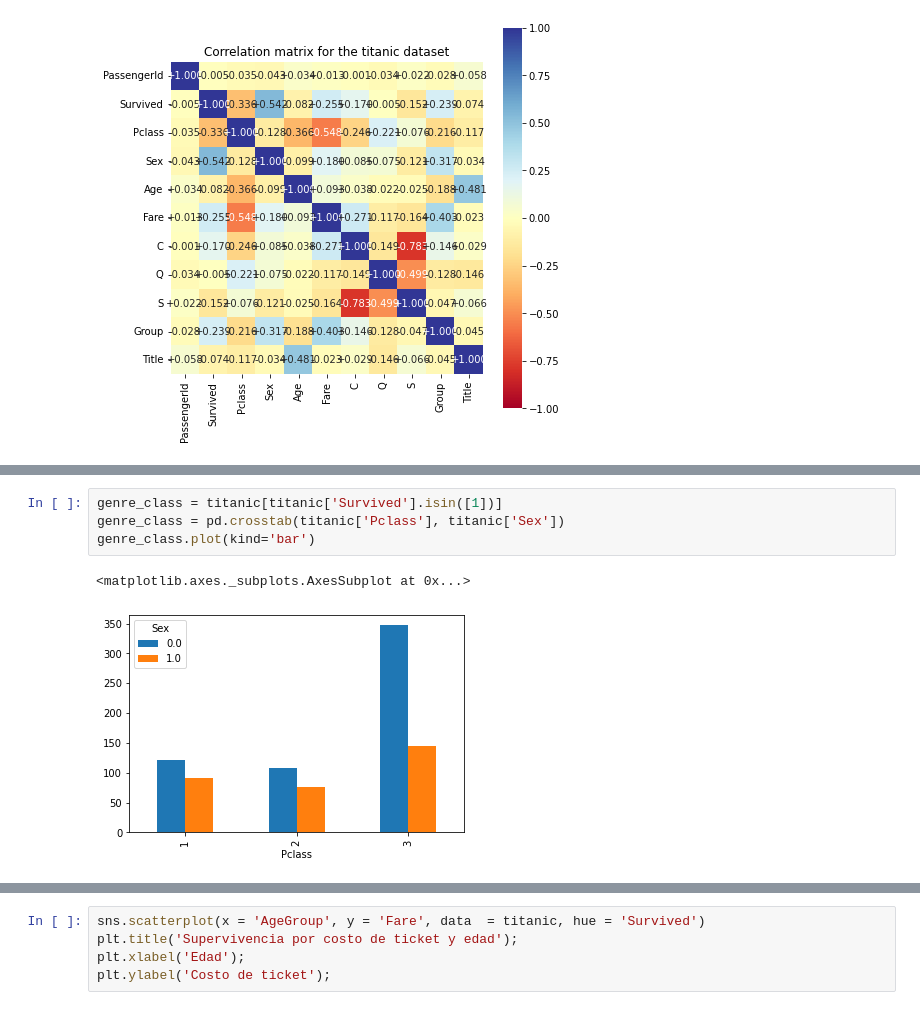
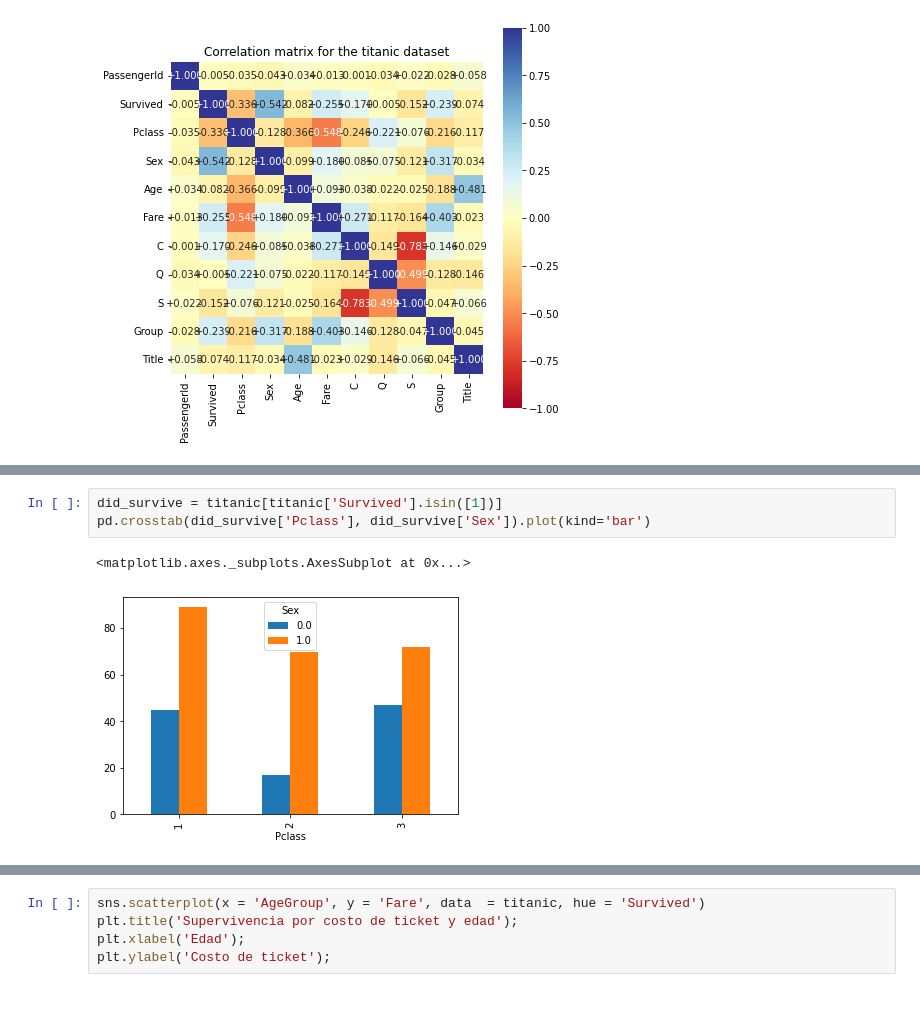
Before and after one commit to charlied231/Predict_Survivors_Titanic_AI, a Jupyter notebook: exploracion_de_datos.ipynb, the cells around one changed output, grey strips where cells are left out. Drawn from its saved outputs; the diff is of its cells as text.

Commit message:
Fix plots and add analysis

```diff
--- a/exploracion_de_datos.ipynb
+++ b/exploracion_de_datos.ipynb
@@ -309,7 +316,6 @@ Text(0.5, 1.0, 'Correlation matrix for the titanic dataset')
 # %%
-genre_class = titanic[titanic['Survived'].isin([1])]
-genre_class = pd.crosstab(titanic['Pclass'], titanic['Sex'])
-genre_class.plot(kind='bar')
+did_survive = titanic[titanic['Survived'].isin([1])]
+pd.crosstab(did_survive['Pclass'], did_survive['Sex']).plot(kind='bar')
 # %% [output]
 <matplotlib.axes._subplots.AxesSubplot at 0x...>
-[figure, old version]
+[figure, new version]
```
Also changed, not shown: parts of 40 cells of this notebook.
